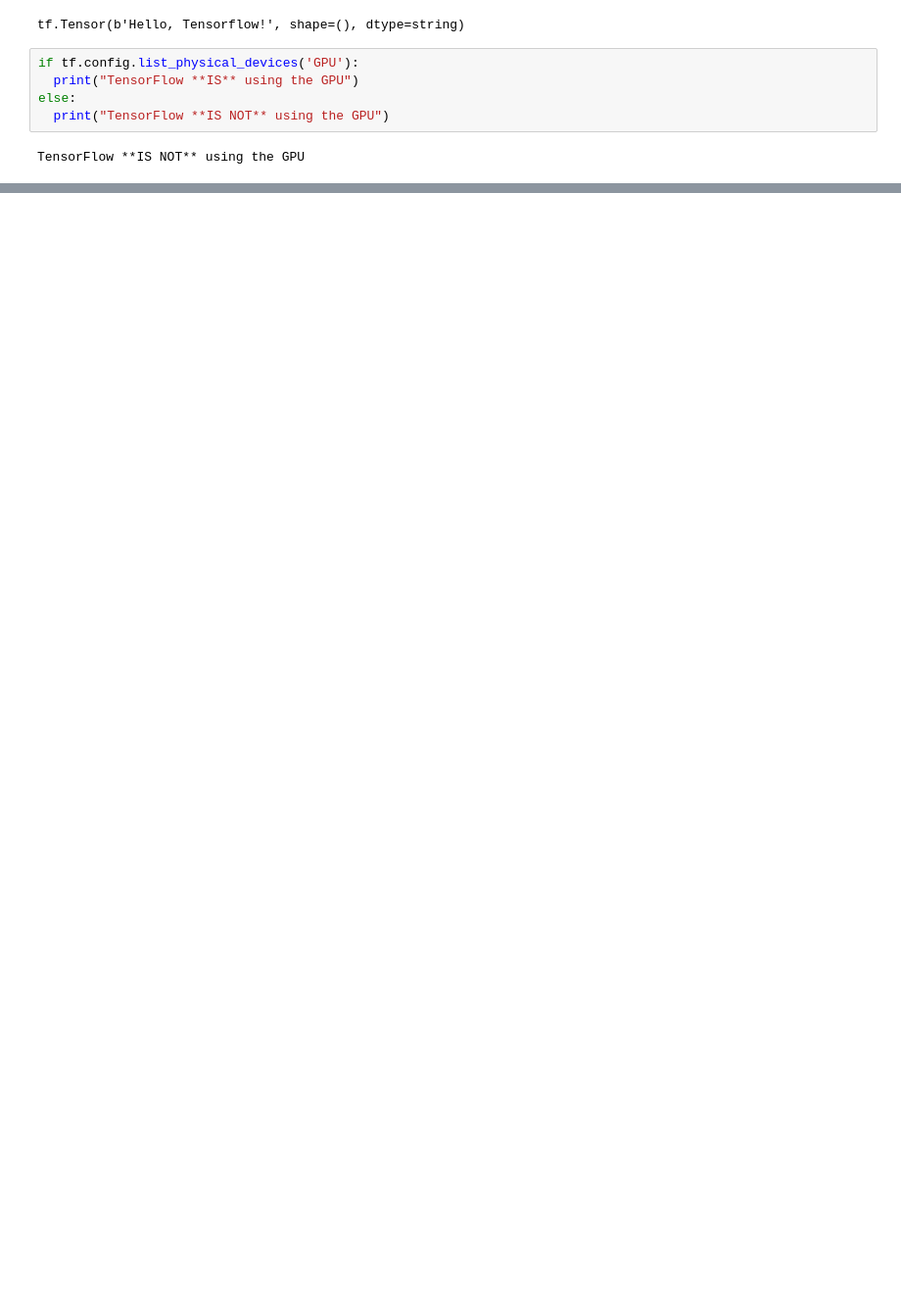
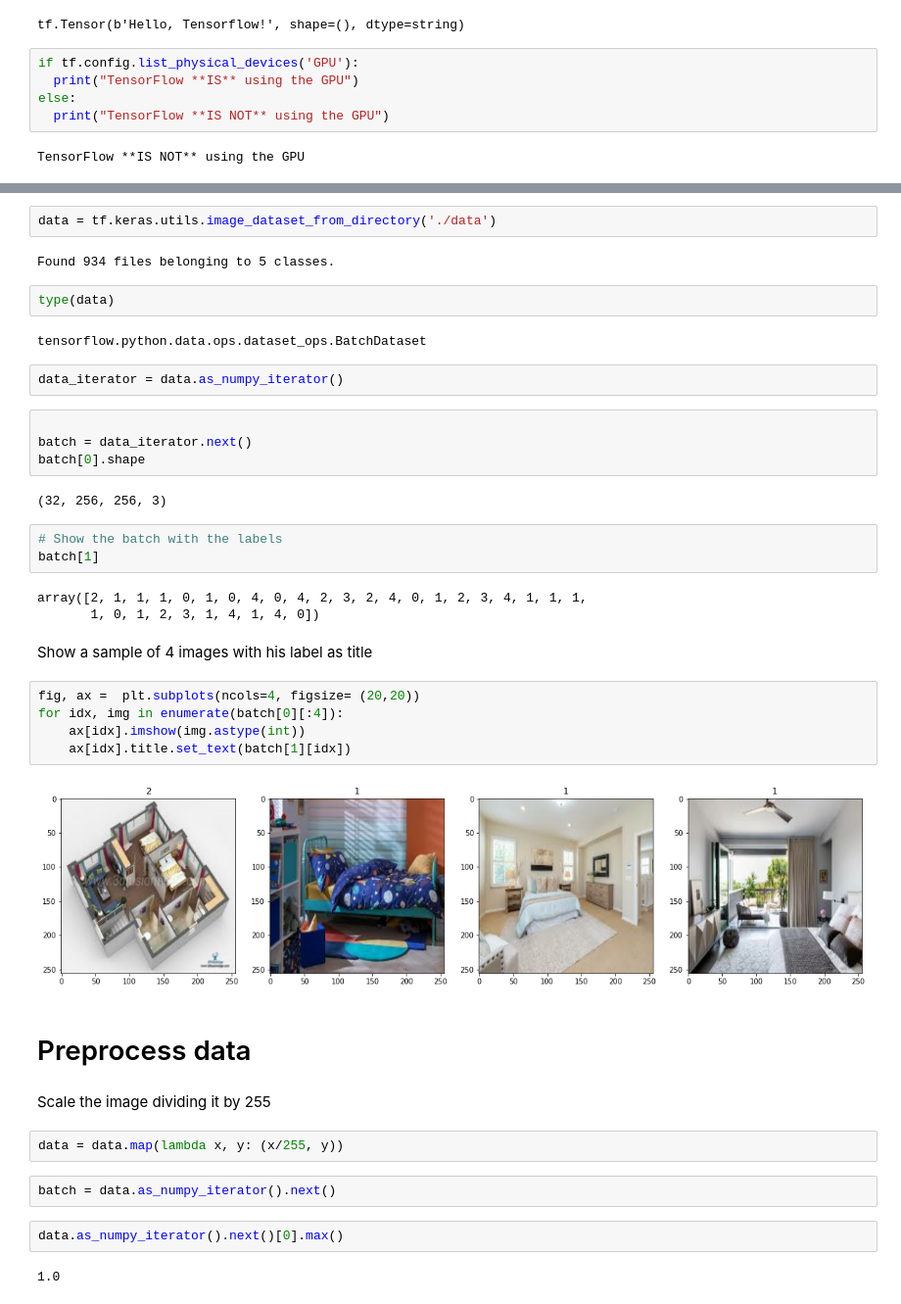
Before and after one commit to Panatore/RoomsClassifier, a Jupyter notebook: TFM.ipynb, the cells around one changed output, grey strips where cells are left out. Shown: that part at 98% size. Saved outputs shown, nothing was run; the diff lists cells and outputs as text; blank space fills up the shorter version.

Commit message:
Change all images directories to data directory and progress of charge with tensorflow the images

```diff
--- a/TFM.ipynb
+++ b/TFM.ipynb
@@ -15,0 +20,43 @@ TensorFlow **IS NOT** using the GPU
+# %%
+data = tf.keras.utils.image_dataset_from_directory('./data')
+# %% [output]
+Found 934 files belonging to 5 classes.
+# %%
+type(data)
+# %% [output]
+tensorflow.python.data.ops.dataset_ops.BatchDataset
+# %%
+data_iterator = data.as_numpy_iterator()
+# %%
+
+batch = data_iterator.next()
+batch[0].shape
+# %% [output]
+(32, 256, 256, 3)
+# %%
+# Show the batch with the labels
+batch[1]
+# %% [output]
+array([2, 1, 1, 1, 0, 1, 0, 4, 0, 4, 2, 3, 2, 4, 0, 1, 2, 3, 4, 1, 1, 1,
+       1, 0, 1, 2, 3, 1, 4, 1, 4, 0])
+# %% [markdown]
+Show a sample of 4 images with his label as title
+# %%
+fig, ax =  plt.subplots(ncols=4, figsize= (20,20))
+for idx, img in enumerate(batch[0][:4]):
+    ax[idx].imshow(img.astype(int))
+    ax[idx].title.set_text(batch[1][idx])
+# %% [output]
+[figure, added]
+# %% [markdown]
+# Preprocess data
+# %% [markdown]
+Scale the image dividing it by 255
+# %%
+data = data.map(lambda x, y: (x/255, y))
+# %%
+batch = data.as_numpy_iterator().next()
+# %%
+data.as_numpy_iterator().next()[0].max()
+# %% [output]
+1.0
```
Also changed, not shown: parts of 4 cells of this notebook, 1 other file.
